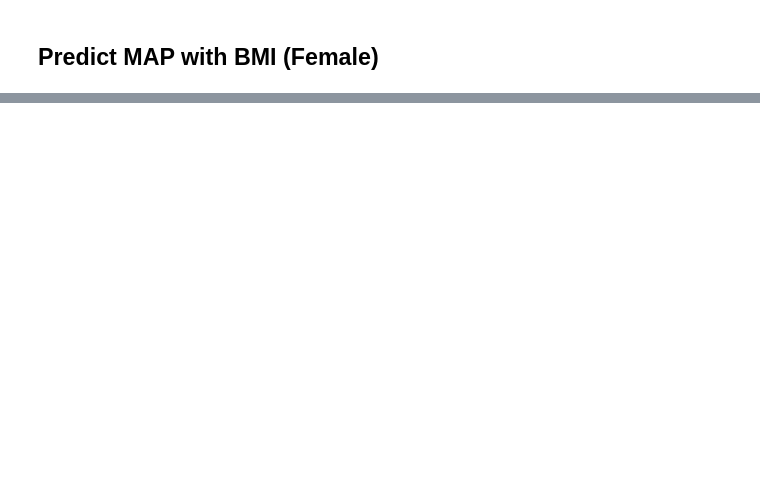
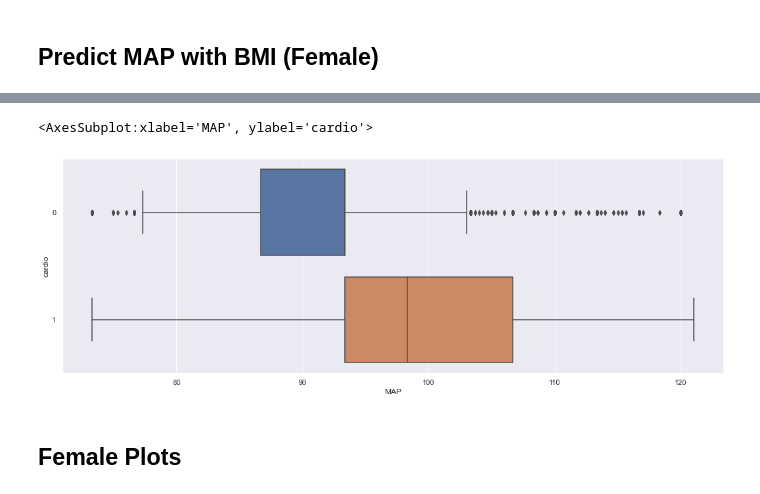
Before and after one commit to kelvtan96/EE0005, a Jupyter notebook: Project Code.ipynb, the cells around one changed output, grey strips where cells are left out. Cells and saved outputs as stored; diff of their text form; code cells hidden in the pictures; blank space fills up the shorter version.

```diff
--- a/Project Code.ipynb
+++ b/Project Code.ipynb
@@ -479,0 +637,12 @@ plt.show()
+# %%
+# Create a joint dataframe by concatenating Total and Legendary
+trainDF2 = pd.concat([malecardio_train, malemap_train], axis = 1).reindex(malecardio_train.index)
+
+# Joint Boxplot of Total Train against Legendary Train
+f = plt.figure(figsize=(18, 6))
+sb.boxplot(x = "MAP", y = "cardio", data = trainDF2, orient = "h")
+# %% [output]
+<AxesSubplot:xlabel='MAP', ylabel='cardio'>
+[figure, added]
+# %% [markdown]
+## Female Plots
```
Also changed, not shown: parts of 34 cells of this notebook.
